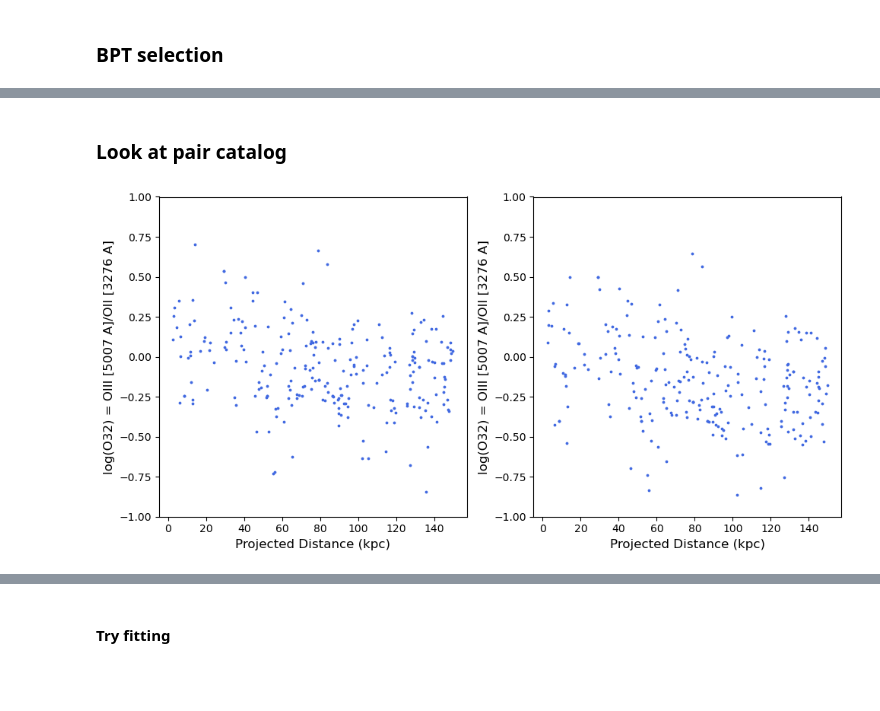
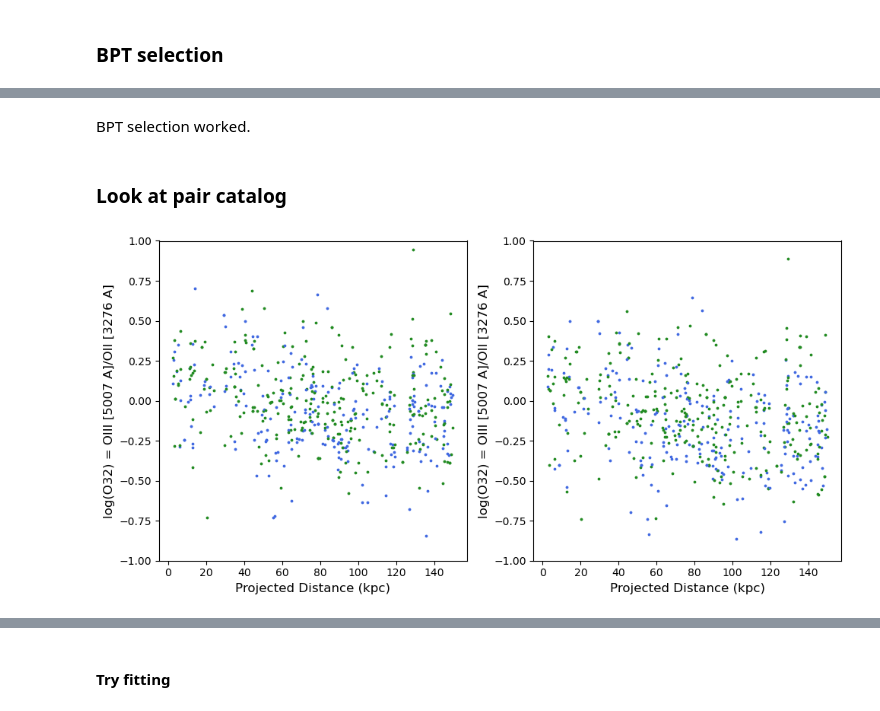
Before and after one commit to AgentM-GEG/mergers_ionization_states, a Jupyter notebook: O32_dustcorr.ipynb, the cells around one changed output, grey strips where cells are left out. Cells and saved outputs as stored; diff of their text form; code cells hidden in the pictures; blank space fills up the shorter version.

```diff
--- a/O32_dustcorr.ipynb
+++ b/O32_dustcorr.ipynb
@@ -119,2 +121,2 @@ N2_6584_corr = N2_6584*dust_corr_factor(l_N2_6585,ebv_sel)
 # %%
-startbursts = K03(O3_5007_corr,O2_3726_corr,N2_6584_corr,f_Ha_corr )
+startbursts = K03(O3_5007_corr,f_Hb_corr,N2_6584_corr,f_Ha_corr )
@@ -121,5 +127,15 @@ startbursts = K03(O3_5007_corr,O2_3726_corr,N2_6584_corr,f_Ha_corr )
+# %%
+ebv_sel_sec =  EBV(secondary_catalog['h_alpha_flux'] ,secondary_catalog['h_beta_flux'] )
+
+f_Ha_corr_sec = secondary_catalog['h_alpha_flux'] *dust_corr_factor(l_ha,ebv_sel_sec)
+f_Hb_corr_sec = secondary_catalog['h_beta_flux']   *dust_corr_factor(l_hb,ebv_sel_sec)
+O3_5007_corr_sec = secondary_catalog['oiii_5007_flux'] *dust_corr_factor(l_O3_5007,ebv_sel_sec)
+O2_3726_corr_sec = secondary_catalog['oii_3726_flux'] *dust_corr_factor(l_O2_3726,ebv_sel_sec)
+N2_6584_corr_sec = secondary_catalog['nii_6584_flux'] *dust_corr_factor(l_N2_6585,ebv_sel_sec)
+# %%
+startbursts_sec = K03(O3_5007_corr_sec,f_Hb_corr_sec,N2_6584_corr_sec,f_Ha_corr_sec )
 # %%
-t = primary_catalog[startbursts==1]
+t2 =  secondary_catalog[startbursts_sec==1]
 # %% [markdown]
 **Note: we will need to add BPT selection to this**
 # %% [markdown]
@@ -317,3 +340,5 @@ Still have some issues with removing part of the AGNs-- will look into it.
+# %% [markdown]
+BPT selection worked.
 # %% [markdown]
 ### Look at pair catalog
 # %%
@@ -321,41 +346,71 @@ fig = plt.figure(figsize=(2*5,1*5))
 
 proj_dist_pair = []
 O32_pair = []
+logm_pair=[]
+O32_pair_prim = []
+proj_dist_pair_prim = []
+logm_pair_prim = []
+O32_pair_sec = []
+proj_dist_pair_sec = []
+logm_pair_sec = []
 
 ax0 = fig.add_subplot(1, 2, 1)
 for each in pair_catalog[np.where(pair_catalog['mass_ratio']<=0.3)]:
     prim = each['primary_ObjID']
-    data_entry = secondary_catalog[np.where(secondary_catalog['ObjID'] == prim)]
+    data_entry = t2[np.where(t2['ObjID'] == prim)]
     if len(data_entry)==1 and data_entry['logMass']<=9.5:
         O32 = data_entry['oiii_5007_flux']/data_entry['oii_3726_flux']
-        ax0.scatter(each['proj_sep'], np.log10(O32),s=3,c='royalblue')
+        ax0.scatter(each['proj_sep'], np.log10(O32),s=3,c='royalblue',label='primary')
+    sec = each['secondary_ObjID']
+    data_entry_sec =t2[np.where(t2['ObjID'] == sec)]
+    if len(data_entry_sec)==1 and data_entry_sec['logMass']<=9.5:
+        O32 = data_entry_sec['oiii_5007_flux']/data_entry_sec['oii_3726_flux']
+        ax0.scatter(each['proj_sep'], np.log10(O32),s=3,c='forestgreen',label='secondary')
 
 ax0.set_ylim([-1,1])
 ax0.set_xlabel('Projected Distance (kpc)', fontsize=12)
 ax0.set_ylabel('log(O32) = OIII [5007 A]/OII [3276 A]', fontsize=12)
 
 ax1 = fig.add_subplot(1, 2, 2)
 for each in pair_catalog[np.where(pair_catalog['mass_ratio']<=0.3)]:
     prim = each['primary_ObjID']
-    data_entry = secondary_catalog[np.where(secondary_catalog['ObjID'] == prim)]
+    data_entry = t2[np.where(t2['ObjID'] == prim)]
     if len(data_entry)==1 and data_entry['logMass']<=9.5:
-
         ebv = EBV(data_entry['h_alpha_flux'],data_entry['h_beta_flux'],ha_hb_int=2.87)
         O3_5007_corr = data_entry['oiii_5007_flux']*dust_corr_factor(l_O3_5007,ebv)
         O2_3726_corr = data_entry['oii_3726_flux']*dust_corr_factor(l_O2_3726,ebv)
         O32_corr  = O32_I18(O3_5007_corr,O2_3726_corr)
         proj_dist_pair.append(each['proj_sep'])
+        proj_dist_pair_prim.append(each['proj_sep'])
         O32_pair.append(O32_corr.value)
+        O32_pair_prim.append(O32_corr.value)
+        logm_pair_prim.append(data_entry['logMass'])
+        logm_pair.append(data_entry['logMass'])
         ax1.scatter(each['proj_sep'], np.log10(O32_corr),s=3,c='royalblue')
+
+    sec = each['secondary_ObjID']
+    data_entry_sec = t2[np.where(t2['ObjID'] == sec)]
+    if len(data_entry_sec)==1 and data_entry_sec['logMass']<=9.5:
+        ebv = EBV(data_entry_sec['h_alpha_flux'],data_entry_sec['h_beta_flux'],ha_hb_int=2.87)
+        O3_5007_corr = data_entry_sec['oiii_5007_flux']*dust_corr_factor(l_O3_5007,ebv)
+        O2_3726_corr = data_entry_sec['oii_3726_flux']*dust_corr_factor(l_O2_3726,ebv)
+        O32_corr  = O32_I18(O3_5007_corr,O2_3726_corr)
+        proj_dist_pair.append(each['proj_sep'])
+        proj_dist_pair_sec.append(each['proj_sep'])
+        O32_pair.append(O32_corr.value)
+        O32_pair_sec.append(O32_corr.value)
+        logm_pair_sec.append(data_entry_sec['logMass'])
+        logm_pair.append(data_entry_sec['logMass'])
+        ax1.scatter(each['proj_sep'], np.log10(O32_corr),s=3,c='forestgreen')
 
 ax1.set_ylim([-1,1])
 ax1.set_xlabel('Projected Distance (kpc)', fontsize=12)
 ax1.set_ylabel('log(O32) = OIII [5007 A]/OII [3276 A]', fontsize=12)
 
 plt.tight_layout()
 plt.show()
 # %% [output]
-[figure, old version]
+[figure, new version]
 # %%
 proj_dist_pair = np.array(proj_dist_pair)
 O32_pair = np.array(O32_pair).reshape(1, -1)[0]
```
Also changed, not shown: parts of 39 cells of this notebook.
